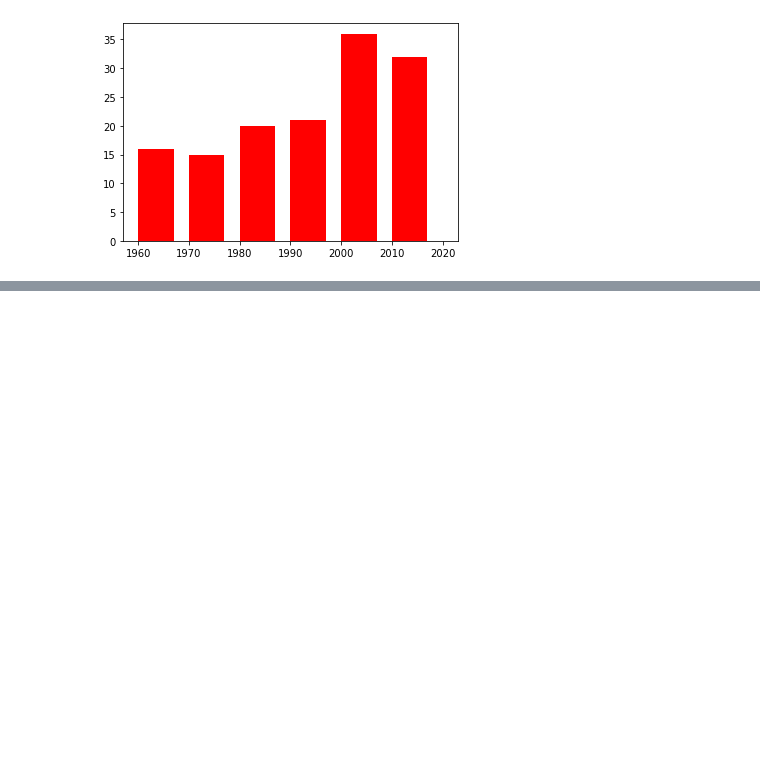
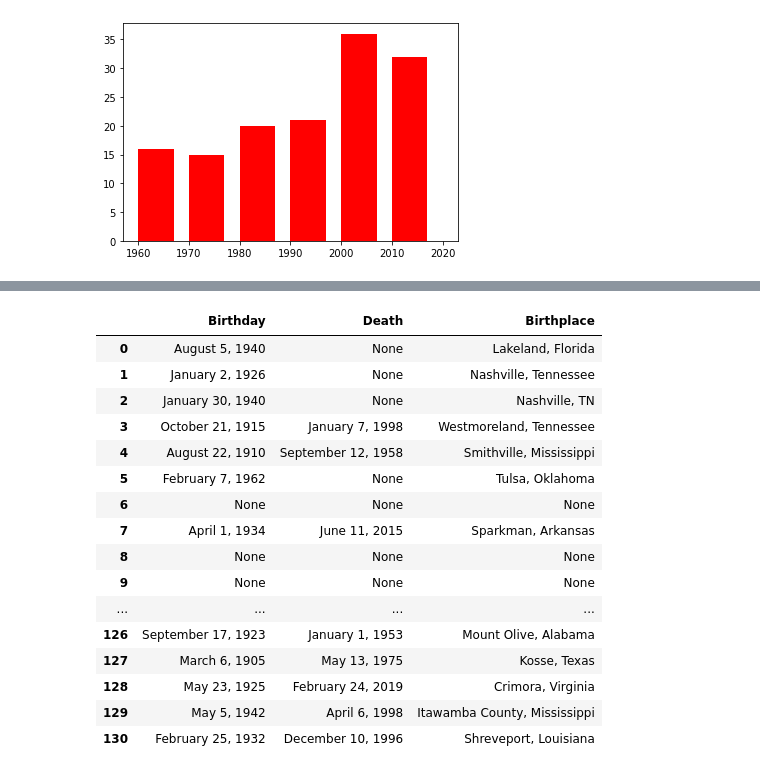
Before and after one commit to treybourgeois/web-scraping-country-music-hof-treybourgeois, a Jupyter notebook: country_music_notebook.ipynb, the cells around one changed output, grey strips where cells are left out. Cells and saved outputs as stored; diff of their text form; code cells hidden in the pictures; blank space fills up the shorter version.

```diff
--- a/country_music_notebook.ipynb
+++ b/country_music_notebook.ipynb
@@ -201,0 +365,5 @@ plt.hist(final_df.Inducted, bins = [1960, 1970, 1980, 1990, 2000, 2010, 2020],co
+# %%
+
+bd_dic = {'Birthday - Death': birthday, 'Birthplace': birthplace}
+bd_df = pd.DataFrame(bd_dic)
+bd_df
@@ -201,0 +436,23 @@ plt.hist(final_df.Inducted, bins = [1960, 1970, 1980, 1990, 2000, 2010, 2020],co
+# %%
+
+v = {'Birthday': new_b, 'Death': new_d, 'Birthplace': new_p}
+bdp_df = pd.DataFrame(v)
+bdp_df # New df
+# %% [output]
+|  | Birthday | Death | Birthplace |
+| 0 | August 5, 1940 | None | Lakeland, Florida |
+| 1 | January 2, 1926 | None | Nashville, Tennessee |
+| 2 | January 30, 1940 | None | Nashville, TN |
+| 3 | October 21, 1915 | January 7, 1998 | Westmoreland, Tennessee |
+| 4 | August 22, 1910 | September 12, 1958 | Smithville, Mississippi |
+| 5 | February 7, 1962 | None | Tulsa, Oklahoma |
+| 6 | None | None | None |
+| 7 | April 1, 1934 | June 11, 2015 | Sparkman, Arkansas |
+| 8 | None | None | None |
+| 9 | None | None | None |
+| ... | ... | ... | ... |
+| 126 | September 17, 1923 | January 1, 1953 | Mount Olive, Alabama |
+| 127 | March 6, 1905 | May 13, 1975 | Kosse, Texas |
+| 128 | May 23, 1925 | February 24, 2019 | Crimora, Virginia |
+| 129 | May 5, 1942 | April 6, 1998 | Itawamba County, Mississippi |
+| 130 | February 25, 1932 | December 10, 1996 | Shreveport, Louisiana |
```
Also changed, not shown: parts of 17 cells of this notebook.
